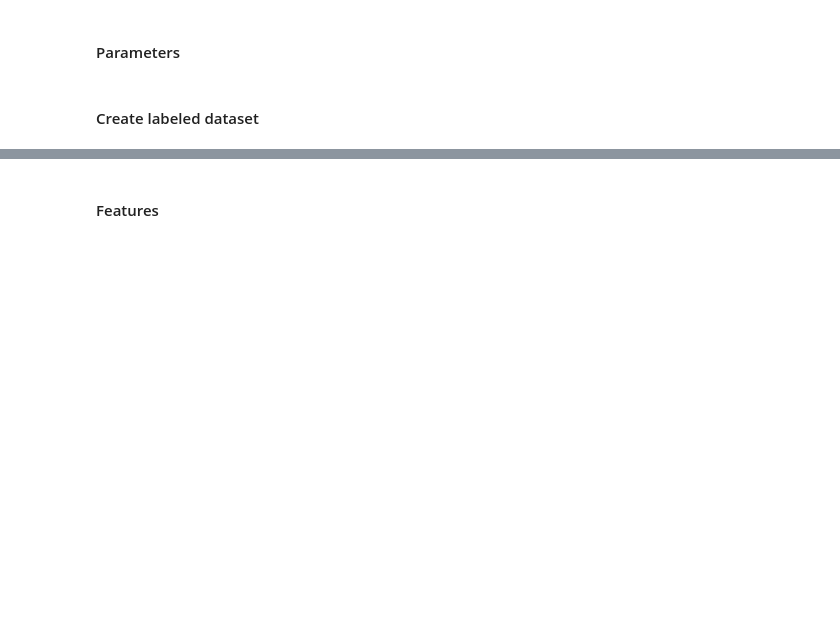
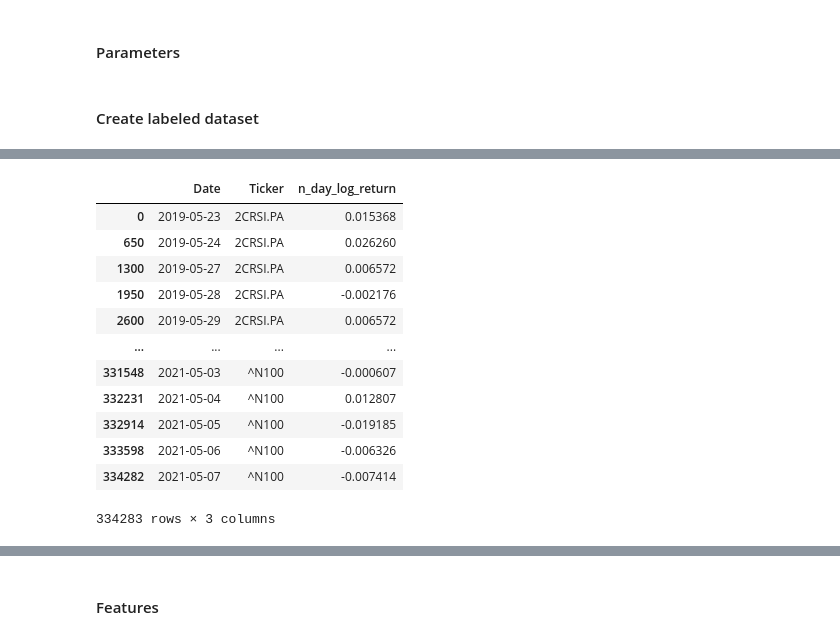
Before and after one commit to cdignam8304/euronext-stocks, a Jupyter notebook: notebooks/analysis.ipynb, the cells around one changed output, grey strips where cells are left out. Drawn from its saved outputs; the diff is of its cells as text; code cells hidden in the pictures; blank space fills up the shorter version.

```diff
--- a/notebooks/analysis.ipynb
+++ b/notebooks/analysis.ipynb
@@ -978,3 +1086,24 @@ df_nday_returns = -df_raw_prices.diff(-days_forward)/df_raw_prices
+# %%
+# Stack the actual returns so can look at correlations
+df_nday_log_returns_stacked = df_nday_log_returns.stack().reset_index()
+df_nday_log_returns_stacked.columns = ["Date", "Ticker", "n_day_log_return"]
+df_nday_log_returns_stacked.sort_values(["Ticker", "Date", ], inplace=True)
+# %%
+df_nday_log_returns_stacked
+# %% [output]
+|  | Date | Ticker | n_day_log_return |
+| 0 | 2019-05-23 | 2CRSI.PA | 0.015368 |
+| 650 | 2019-05-24 | 2CRSI.PA | 0.026260 |
+| 1300 | 2019-05-27 | 2CRSI.PA | 0.006572 |
+| 1950 | 2019-05-28 | 2CRSI.PA | -0.002176 |
+| 2600 | 2019-05-29 | 2CRSI.PA | 0.006572 |
+| ... | ... | ... | ... |
+| 331548 | 2021-05-03 | ^N100 | -0.000607 |
+| 332231 | 2021-05-04 | ^N100 | 0.012807 |
+| 332914 | 2021-05-05 | ^N100 | -0.019185 |
+| 333598 | 2021-05-06 | ^N100 | -0.006326 |
+| 334282 | 2021-05-07 | ^N100 | -0.007414 |
+334283 rows × 3 columns
 # %%
 # Convert n days forward returns to target labels
 
```
Also changed, not shown: parts of 107 cells of this notebook, 1 other file.
